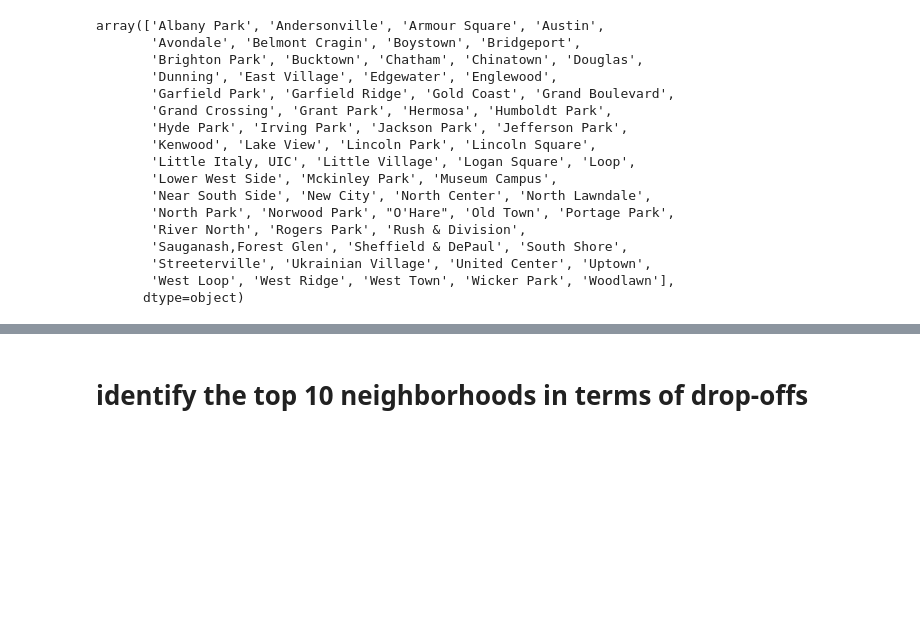
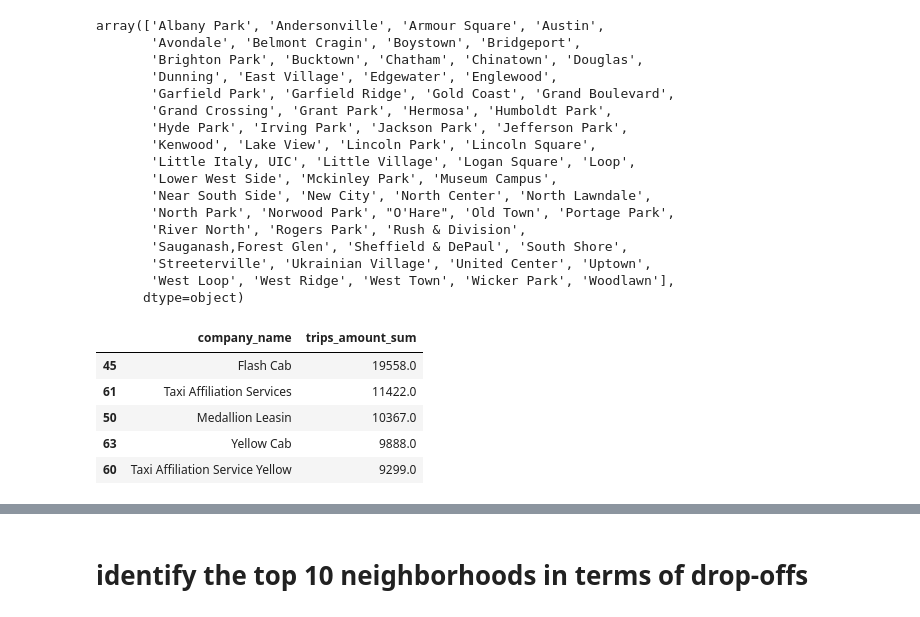
Before and after one commit to BLacuesta3/Sprint-6-Project, a Jupyter notebook: Sprint 6 Project.ipynb, the cells around one changed output, grey strips where cells are left out. Cells and saved outputs as stored; diff of their text form; code cells hidden in the pictures; blank space fills up the shorter version.

```diff
--- a/Sprint 6 Project.ipynb
+++ b/Sprint 6 Project.ipynb
@@ -111,9 +111,9 @@ weather_records.shape
 # %% [output]
 (697, 3)
 # %%
-company_df = pd.read_csv('moved_project_sql_result_01.csv')
+cabs = pd.read_csv('moved_project_sql_result_01.csv')
 
-company_df.head()
+cabs.head()
 # %% [output]
 |  | company_name | trips_amount |
 | 0 | Flash Cab | 19558 |
@@ -191,3 +191,5 @@ company_df.head()
 | 2 | Medallion Leasin | 10367 |
 | 3 | Yellow Cab | 9888 |
 | 4 | Taxi Affiliation Service Yellow | 9299 |
+# %%
+cabs['trips_amount'] = cabs['trips_amount'].astype(int)
@@ -205,9 +219,9 @@ GROUP BY
 ORDER BY
     trips_amount DESC;
 # %%
-neighborhood_df = pd.read_csv('moved_project_sql_result_04.csv')
+neighborhoods = pd.read_csv('moved_project_sql_result_04.csv')
 
-neighborhood_df.head()
+neighborhoods.head()
 # %% [output]
 |  | dropoff_location_name | average_trips |
 | 0 | Loop | 10727.466667 |
@@ -259,5 +284,5 @@ company_df = company_df.reset_index(drop=True)
 # %%
-merged_df = pd.concat([weather_records, neighborhood_df, company_df], axis=1)
+merged_df = pd.concat([weather_records, neighborhoods, cabs], axis=1)
 
 merged_df.head()
 # %% [output]
@@ -438,3 +482,16 @@ array(['Albany Park', 'Andersonville', 'Armour Square', 'Austin',
        'Streeterville', 'Ukrainian Village', 'United Center', 'Uptown',
        'West Loop', 'West Ridge', 'West Town', 'Wicker Park', 'Woodlawn'],
       dtype=object)
+# %%
+c_sum = merged_df.groupby('company_name')['trips_amount'].sum()
+c_sum = c_sum.reset_index().rename(columns={'trips_amount': 'trips_amount_sum'})
+c_sum = c_sum.sort_values(by='trips_amount_sum', ascending=False)
+
+c_sum.head()
+# %% [output]
+|  | company_name | trips_amount_sum |
+| 45 | Flash Cab | 19558.0 |
+| 61 | Taxi Affiliation Services | 11422.0 |
+| 50 | Medallion Leasin | 10367.0 |
+| 63 | Yellow Cab | 9888.0 |
+| 60 | Taxi Affiliation Service Yellow | 9299.0 |
```
Also changed, not shown: parts of 20 cells of this notebook, 1 other file.
